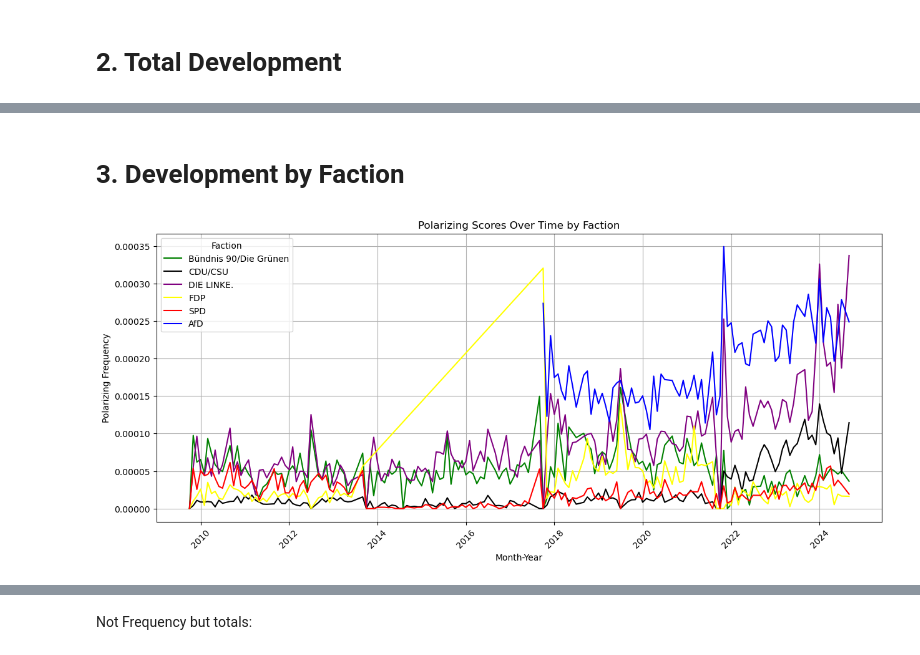
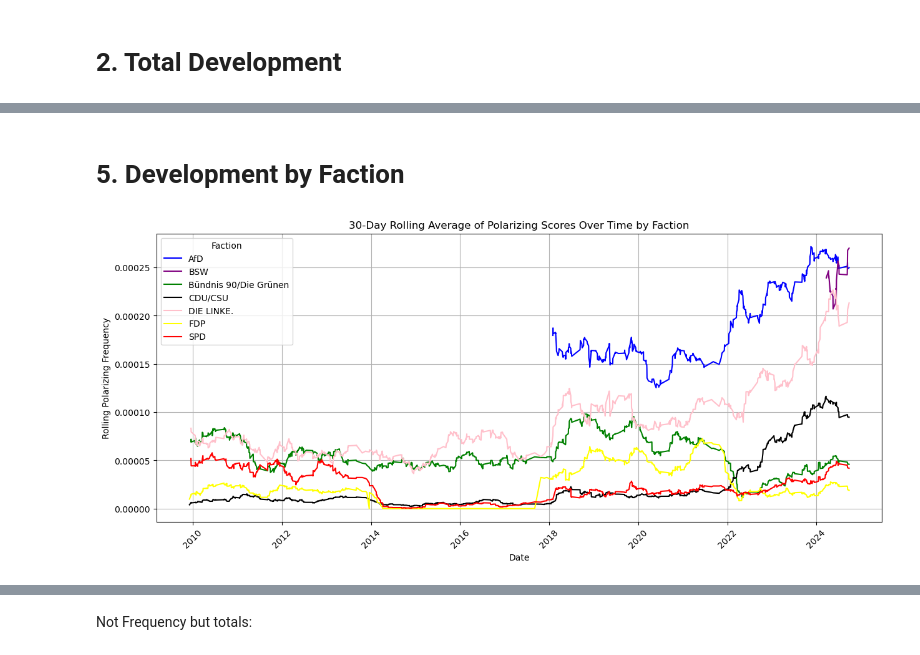
Before and after one commit to committopush/Thesis, a Jupyter notebook: RQ1_Developments.ipynb, the cells around one changed output, grey strips where cells are left out. Saved outputs shown, nothing was run; the diff lists cells and outputs as text; code cells hidden in the pictures.

```diff
--- a/RQ1_Developments.ipynb
+++ b/RQ1_Developments.ipynb
@@ -78,39 +554,60 @@ plt.show()
 # %% [markdown]
-# 3. Development by Faction
+# 5. Development by Faction
+# %%
+# Adjusting the color map to match the faction names exactly as they appear in the dataset
+color_map = {
+    'CDU/CSU': 'black',
+    'SPD': 'red',
+    'FDP': 'yellow',
+    'Bündnis 90/Die Grünen': 'green',
+    'DIE LINKE.': 'pink',
+    'AfD': 'blue',
+    'BSW': 'purple',
+    'Fraktionslos':'grey'
+}
 # %%
-# Adjusting the color map to match the faction names exactly as they appear in the dataset
-color_map = {
-    'CDU/CSU': 'black',
-    'SPD': 'red',
-    'FDP': 'yellow',
-    'Bündnis 90/Die Grünen': 'green',
-    'DIE LINKE.': 'purple',
-    'AfD': 'blue',
-}
 
-# Filtering out 'Fraktionslos' before performing any groupby operation
-filtered_df = final_df[final_df['faction'] != 'Fraktionslos']
+# Filter out 'Fraktionslos' and ensure faction names are correct in the dataframe
+filtered_df = final_df[(final_df['faction'] != 'Fraktionslos')]
 
-# Grouping by 'month_year' and 'faction', then calculating the polarizing frequency
-faction_grouped = filtered_df.groupby(['month_year', 'faction']).agg({
+# Grouping by 'date' and 'faction', then calculating the polarizing frequency
+faction_grouped = filtered_df.groupby(['electoral_term', 'date', 'faction']).agg({
     'polarizing': 'sum',
     'speech_length': 'sum'
-})
+}).reset_index()  # Resetting the index here
 faction_grouped['frequency'] = faction_grouped['polarizing'] / faction_grouped['speech_length']
 
-# Resetting index for plotting
-faction_grouped = faction_grouped.reset_index()
-faction_grouped['month_year'] = faction_grouped['month_year'].dt.to_timestamp()
+faction_grouped = faction_grouped.sort_values(by=['faction', 'date'])
 
-# Plotting polarizing frequency by faction over time with specified colors
+# Filter to add zero frequency data for FDP during electoral term 18
+if 'FDP' not in faction_grouped[(faction_grouped['electoral_term'] == 18) & (faction_grouped['faction'] == 'FDP')].faction.values:
+    # Find the date range for electoral term 18
+    term_18_dates = faction_grouped[faction_grouped['electoral_term'] == 18]['date'].unique()
+    # Create a DataFrame with zero values for FDP
+    fdp_zeros = pd.DataFrame({
+        'date': term_18_dates,
+        'faction': 'FDP',
+        'electoral_term': 18,
+        'polarizing': 0,
+        'speech_length': 1,  # to avoid division by zero
+        'frequency': 0
+    })
+    # Append to the original DataFrame
+    faction_grouped = pd.concat([faction_grouped, fdp_zeros], ignore_index=True)
+
+# Recalculate the rolling_frequency now including the zeroed FDP values for term 18
+faction_grouped['date'] = pd.to_datetime(faction_grouped['date'])  # Ensure 'date' is a datetime object
+faction_grouped['rolling_frequency_30'] = faction_grouped.groupby('faction')['frequency'].transform(lambda x: x.rolling(window=30, min_periods=10).mean())
+
+# Plotting rolling average of polarizing frequency by faction over time with specified colors
 plt.figure(figsize=(15, 6))
-sns.lineplot(x='month_year', y='frequency', hue='faction', palette=color_map, data=faction_grouped)
-plt.title('Polarizing Scores Over Time by Faction')
-plt.xlabel('Month-Year')
-plt.ylabel('Polarizing Frequency')
+sns.lineplot(x='date', y='rolling_frequency_30', hue='faction', palette=color_map, data=faction_grouped)
+plt.title('30-Day Rolling Average of Polarizing Scores Over Time by Faction')
+plt.xlabel('Date')
+plt.ylabel('Rolling Polarizing Frequency')
 plt.xticks(rotation=45)
 plt.legend(title='Faction')
 plt.grid(True)
 plt.show()
 # %% [output]
-[figure, old version]
+[figure, new version]
```
Also changed, not shown: parts of 59 cells of this notebook, 2 other files.
